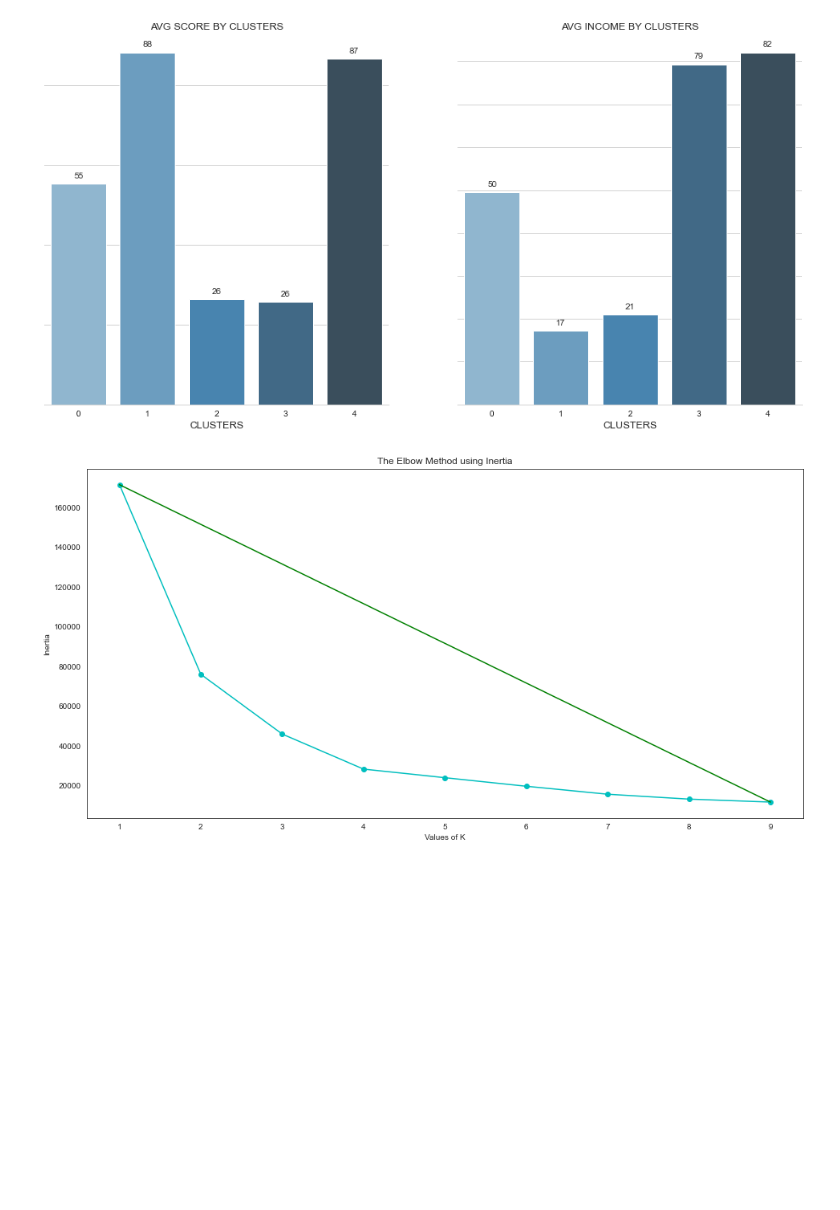
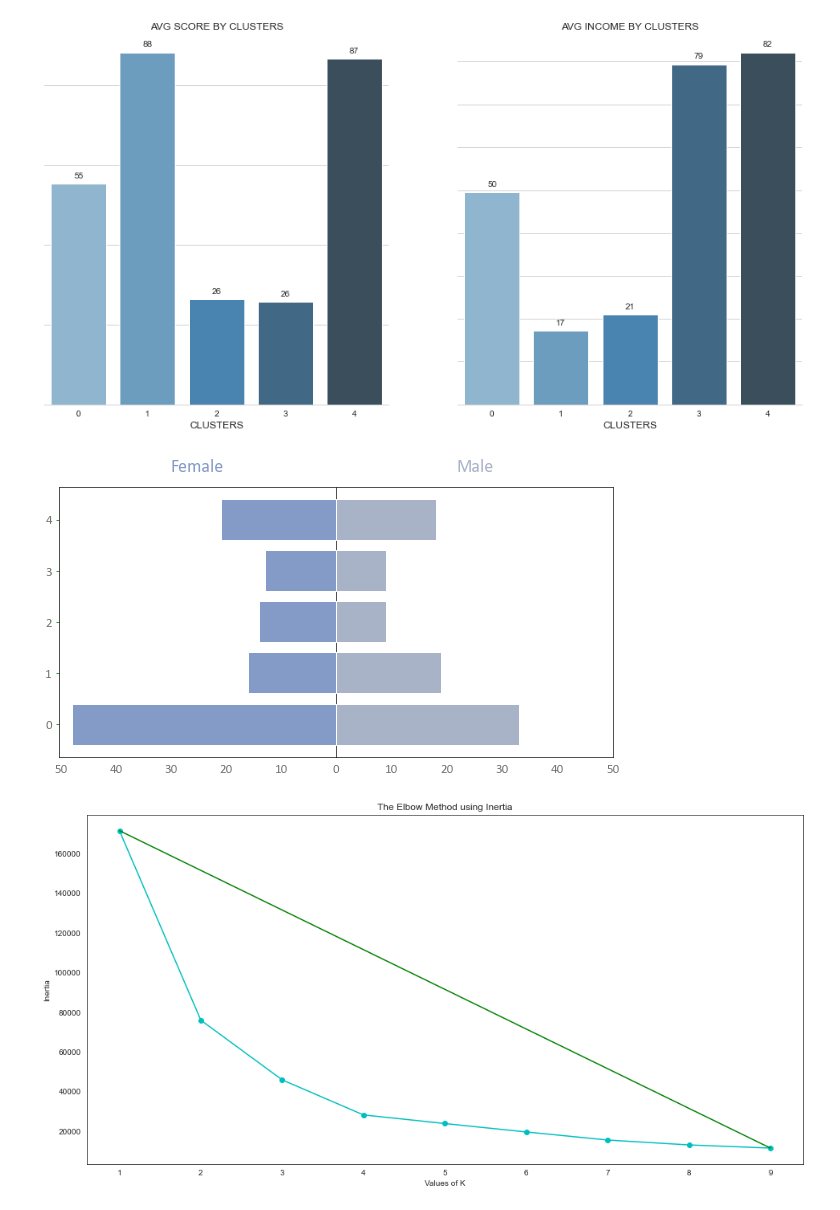
Before and after one commit to matsuch/Mall-Costumer-Segmentation, a Jupyter notebook: Mall-Costumer-Segmentation.ipynb, the cells around one changed output. Drawn from its saved outputs; the diff is of its cells as text; code cells hidden in the pictures; blank space fills up the shorter version.

```diff
--- a/Mall-Costumer-Segmentation.ipynb
+++ b/Mall-Costumer-Segmentation.ipynb
@@ -192,7 +192,7 @@ def two_dimensional_clustering(data, k, x, y):
 
     #create a df with just necessary columns
     clustering_df = df.copy()
-    clustering_df = clustering_df[['AGE', 'ANNUAL_INCOME', 'SPENDING_SCORE', 'USER_ID']]
+    clustering_df = clustering_df[['AGE', 'GENDER', 'ANNUAL_INCOME', 'SPENDING_SCORE', 'USER_ID']]
 
     #run the algorithm
     algorithm = (KMeans(n_clusters = n, init='k-means++', n_init = 10, max_iter=300,
@@ -206,6 +206,15 @@ def two_dimensional_clustering(data, k, x, y):
 
     #find the centroids
     centroids = algorithm.cluster_centers_
+
+    #--------
+    #datasets
+    #--------
+
+    clustering_df = pd.get_dummies(clustering_df['GENDER']).join(clustering_df)
+
+    grouped_clustering_df = clustering_df[['CLUSTERS', 'Female', 'Male']]
+    grouped_clustering_df = grouped_clustering_df.groupby('CLUSTERS')['Female', 'Male'].sum()
 
     #------------------------------
     #First Chart - The Elbow Method
@@ -261,7 +270,7 @@ def two_dimensional_clustering(data, k, x, y):
 
     plt.show() #shor chart
 
-    return clustering_df, centroids
+    return clustering_df, grouped_clustering_df, centroids
 # %%
 def plots(data):
     '''
@@ -465,12 +531,16 @@ for p in splot.patches:
 income_score_data = df[['SPENDING_SCORE', 'ANNUAL_INCOME']].to_numpy()
 
 #call function
-clustering_income_score, centroids = two_dimensional_clustering(income_score_data, 10, df['SPENDING_SCORE'], df['ANNUAL_INCOME'])
+clustering_income_score, clustering_income_score_grouped, centroids = two_dimensional_clustering(income_score_data, 10, df['SPENDING_SCORE'], df['ANNUAL_INCOME'])
 plots(clustering_income_score)
 # %% [output]
 [figure]
 [figure]
 [figure]
+# %%
+plots_2(clustering_income_score_grouped)
+# %% [output]
+[figure, added]
 # %%
 #numpy array
 score_age_data = df[['AGE', 'SPENDING_SCORE']].to_numpy()
```
Also changed, not shown: parts of 5 cells of this notebook.
